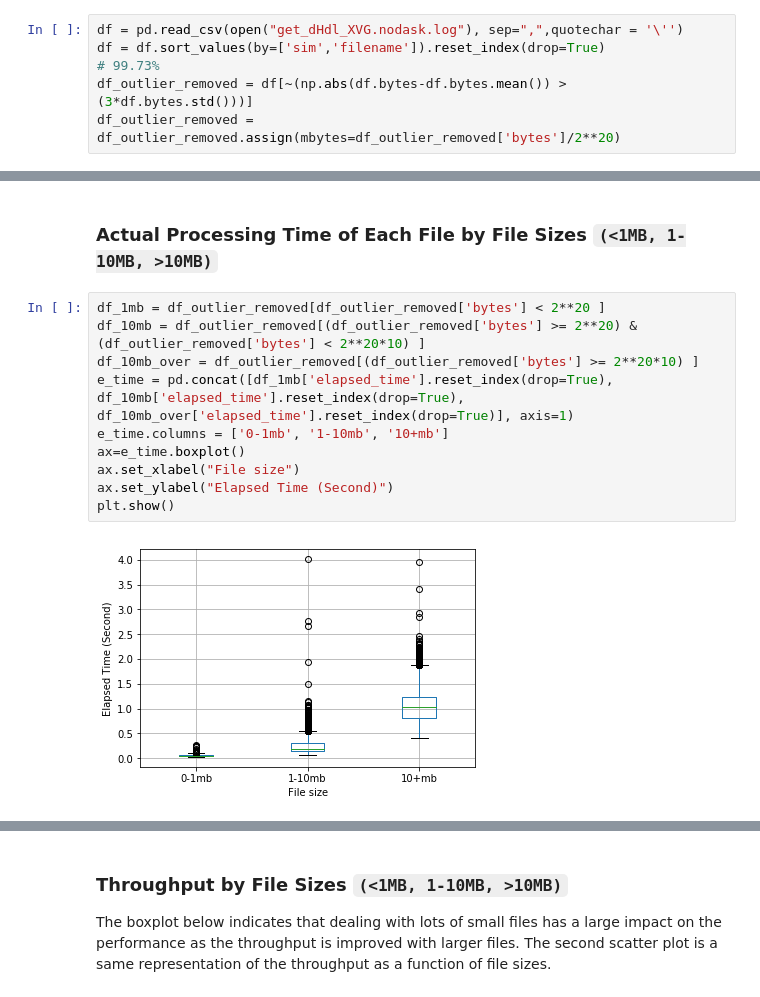
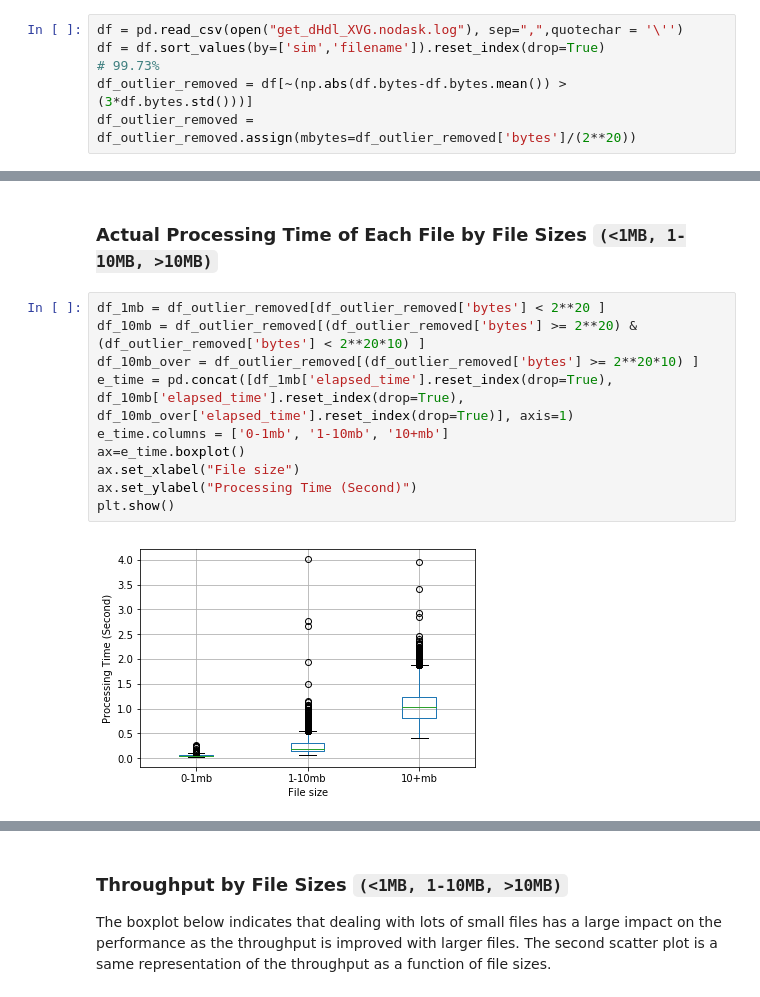
Before and after one commit to hpcanalytics/midas-alchemlyb, a Jupyter notebook: profiling.ipynb, the cells around one changed output, grey strips where cells are left out. Drawn from its saved outputs; the diff is of its cells as text.

```diff
--- a/profiling.ipynb
+++ b/profiling.ipynb
@@ -107,7 +107,7 @@ df = pd.read_csv(open("get_dHdl_XVG.nodask.log"), sep=",",quotechar = '\'')
 df = df.sort_values(by=['sim','filename']).reset_index(drop=True)
 # 99.73%
 df_outlier_removed = df[~(np.abs(df.bytes-df.bytes.mean()) > (3*df.bytes.std()))]
-df_outlier_removed = df_outlier_removed.assign(mbytes=df_outlier_removed['bytes']/2**20)
+df_outlier_removed = df_outlier_removed.assign(mbytes=df_outlier_removed['bytes']/(2**20))
 # %% [markdown]
 #### Histogram
 # %%
@@ -152,15 +152,15 @@ df # Note that elapsed_time is in second
 # %%
 df_1mb = df_outlier_removed[df_outlier_removed['bytes'] < 2**20 ]
 df_10mb = df_outlier_removed[(df_outlier_removed['bytes'] >= 2**20) & (df_outlier_removed['bytes'] < 2**20*10) ]
 df_10mb_over = df_outlier_removed[(df_outlier_removed['bytes'] >= 2**20*10) ]
 e_time = pd.concat([df_1mb['elapsed_time'].reset_index(drop=True), df_10mb['elapsed_time'].reset_index(drop=True), df_10mb_over['elapsed_time'].reset_index(drop=True)], axis=1)
 e_time.columns = ['0-1mb', '1-10mb', '10+mb']
 ax=e_time.boxplot()
 ax.set_xlabel("File size")
-ax.set_ylabel("Elapsed Time (Second)")
+ax.set_ylabel("Processing Time (Second)")
 plt.show()
 # %% [output]
-[figure, old version]
+[figure, new version]
 # %%
 b, m = polyfit(df_outlier_removed.mbytes, df_outlier_removed['elapsed_time'], 1)
 ax= df_outlier_removed.plot.scatter(x='mbytes',y='elapsed_time',s=.1)
```
Also changed, not shown: parts of 6 cells of this notebook, 1 other file.
